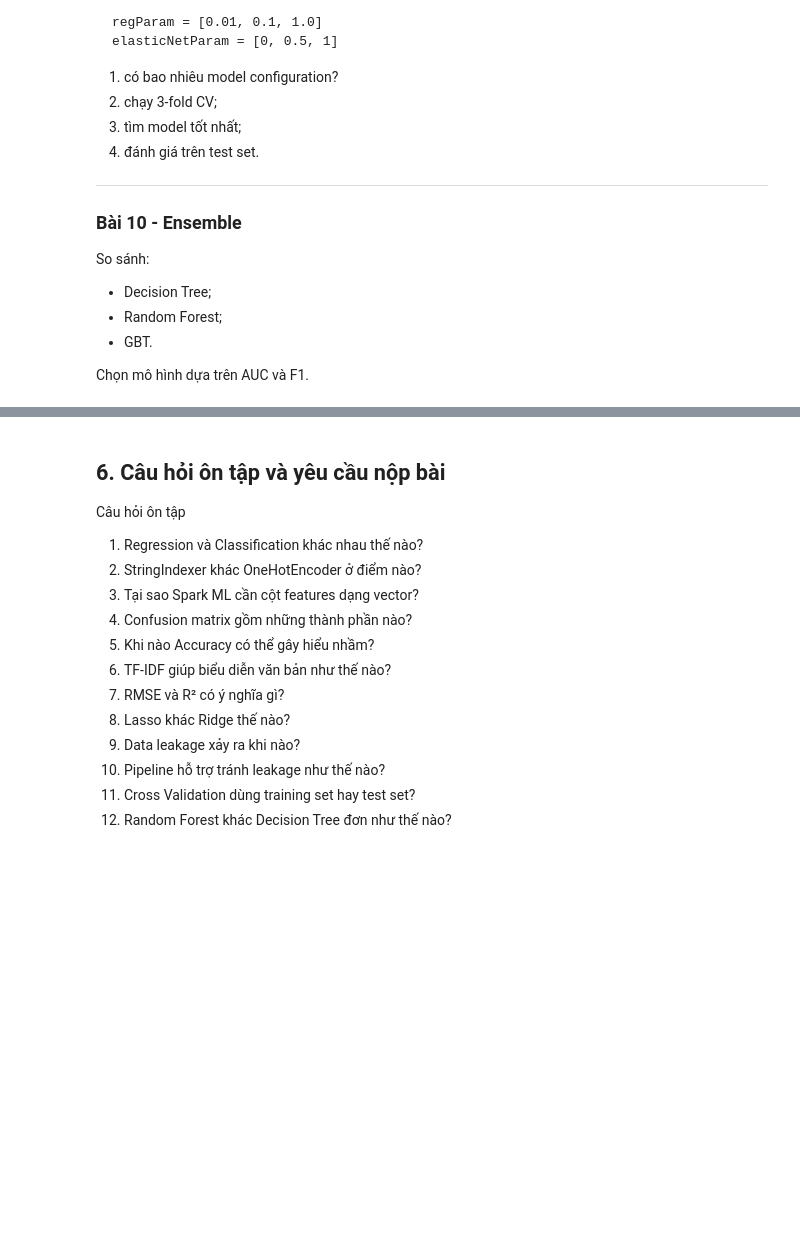
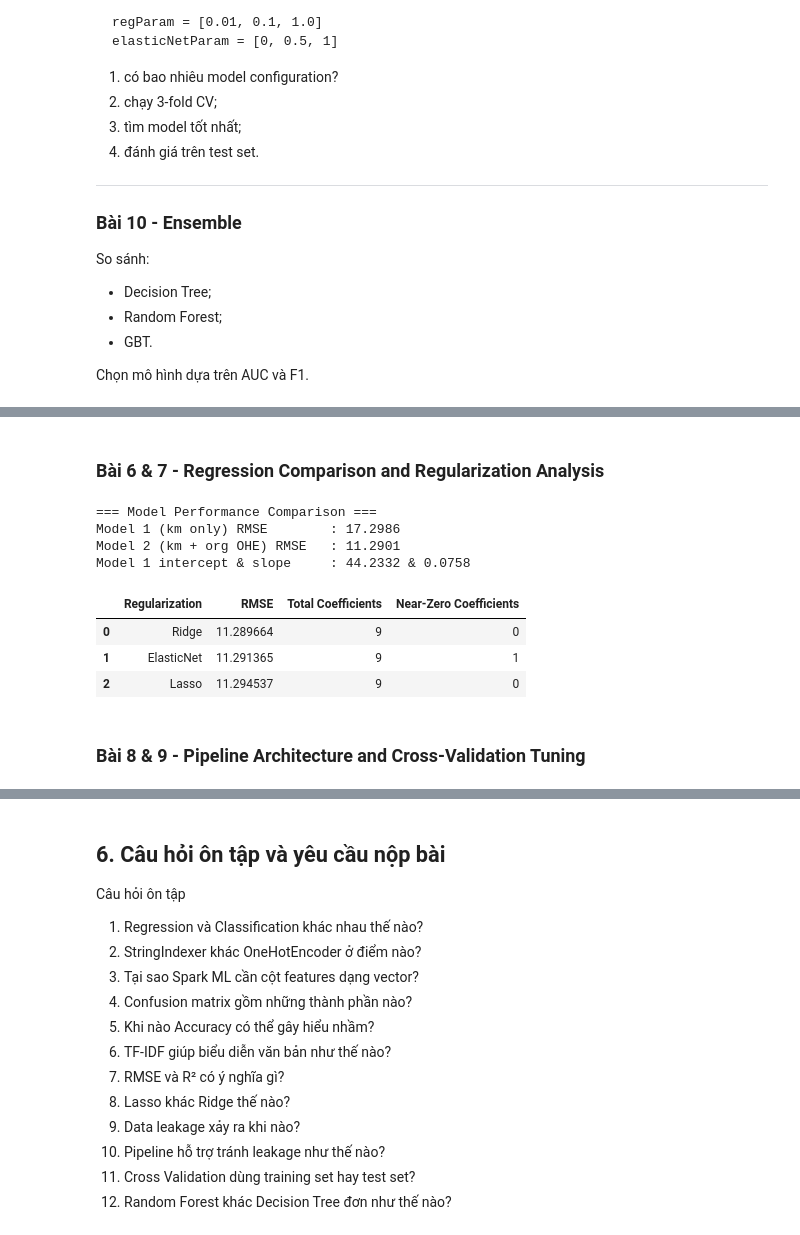
Before and after one commit to EconShark/23_big_data_analysis_class, a Jupyter notebook: Baitap03/Machine_Learning_with_PySpark.ipynb, the cells around one changed output, grey strips where cells are left out. Cells and saved outputs as stored; diff of their text form; code cells hidden in the pictures; blank space fills up the shorter version.

```diff
--- a/Baitap03/Machine_Learning_with_PySpark.ipynb
+++ b/Baitap03/Machine_Learning_with_PySpark.ipynb
@@ -1375,0 +1840,72 @@ Chọn mô hình dựa trên AUC và F1.
+# %% [markdown]
+### Bài 6 & 7 - Regression Comparison and Regularization Analysis
+# %%
+# Prepare regression baseline dataset
+reg_base_b6 = (
+    flights
+    .filter(F.col("duration").isNotNull())
+    .filter(F.col("mile").isNotNull())
+    .filter(F.col("org").isNotNull())
+    .withColumn("km", F.round(F.col("mile") * 1.60934, 0))
+)
+
+# Model 1: dur ~ km
+assembler_m1 = VectorAssembler(inputCols=["km"], outputCol="features_m1")
+data_m1 = assembler_m1.transform(reg_base_b6)
+train_m1, test_m1 = data_m1.randomSplit([0.8, 0.2], seed=23)
+
+lr_m1 = LinearRegression(featuresCol="features_m1", labelCol="duration")
+model_m1 = lr_m1.fit(train_m1)
+preds_m1 = model_m1.transform(test_m1)
+rmse_m1 = RegressionEvaluator(labelCol="duration", metricName="rmse").evaluate(preds_m1)
+
+# Model 2: dur ~ km + org
+org_idx_m2 = StringIndexer(inputCol="org", outputCol="org_idx", handleInvalid="keep")
+org_ohe_m2 = OneHotEncoder(inputCols=["org_idx"], outputCols=["org_dummy"])
+assembler_m2 = VectorAssembler(inputCols=["km", "org_dummy"], outputCol="features_m2")
+
+prep_pipe_m2 = Pipeline(stages=[org_idx_m2, org_ohe_m2, assembler_m2])
+prepped_data_m2 = prep_pipe_m2.fit(reg_base_b6).transform(reg_base_b6)
+train_m2, test_m2 = prepped_data_m2.randomSplit([0.8, 0.2], seed=23)
+
+lr_m2 = LinearRegression(featuresCol="features_m2", labelCol="duration")
+model_m2 = lr_m2.fit(train_m2)
+preds_m2 = model_m2.transform(test_m2)
+rmse_m2 = RegressionEvaluator(labelCol="duration", metricName="rmse").evaluate(preds_m2)
+
+print("=== Model Performance Comparison ===")
+print(f"Model 1 (km only) RMSE        : {rmse_m1:.4f}")
+print(f"Model 2 (km + org OHE) RMSE   : {rmse_m2:.4f}")
+print(f"Model 1 intercept & slope     : {model_m1.intercept:.4f} & {model_m1.coefficients[0]:.4f}")
+
+# --- Bài 7: Regularization comparison ---
+reg_types = [("Ridge", 0.0), ("ElasticNet", 0.5), ("Lasso", 1.0)]
+results_b7 = []
+
+for name, elastic_ratio in reg_types:
+    reg_lr = LinearRegression(featuresCol="features_m2", labelCol="duration", regParam=0.1, elasticNetParam=elastic_ratio)
+    reg_model = reg_lr.fit(train_m2)
+    reg_preds = reg_model.transform(test_m2)
+
+    rmse_val = RegressionEvaluator(labelCol="duration", metricName="rmse").evaluate(reg_preds)
+    near_zeros = sum(1 for w in reg_model.coefficients if abs(w) < 1e-5)
+
+    results_b7.append({
+        "Regularization": name,
+        "RMSE": rmse_val,
+        "Total Coefficients": len(reg_model.coefficients),
+        "Near-Zero Coefficients": near_zeros
+    })
+
+pd.DataFrame(results_b7)
+# %% [output]
+=== Model Performance Comparison ===
+Model 1 (km only) RMSE        : 17.2986
+Model 2 (km + org OHE) RMSE   : 11.2901
+Model 1 intercept & slope     : 44.2332 & 0.0758
+|  | Regularization | RMSE | Total Coefficients | Near-Zero Coefficients |
+| 0 | Ridge | 11.289664 | 9 | 0 |
+| 1 | ElasticNet | 11.291365 | 9 | 1 |
+| 2 | Lasso | 11.294537 | 9 | 0 |
+# %% [markdown]
+### Bài 8 & 9 - Pipeline Architecture and Cross-Validation Tuning
```
Also changed, not shown: parts of 27 cells of this notebook.
